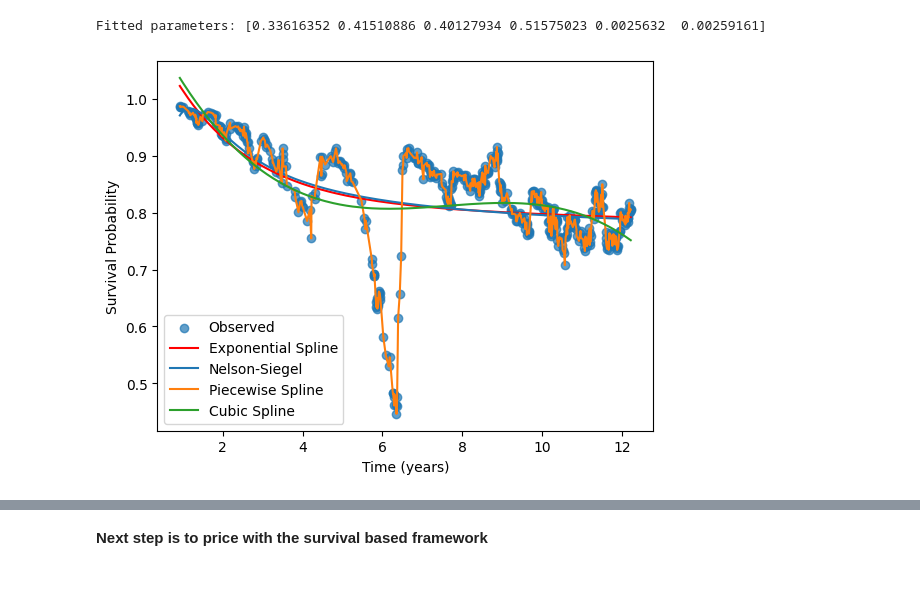
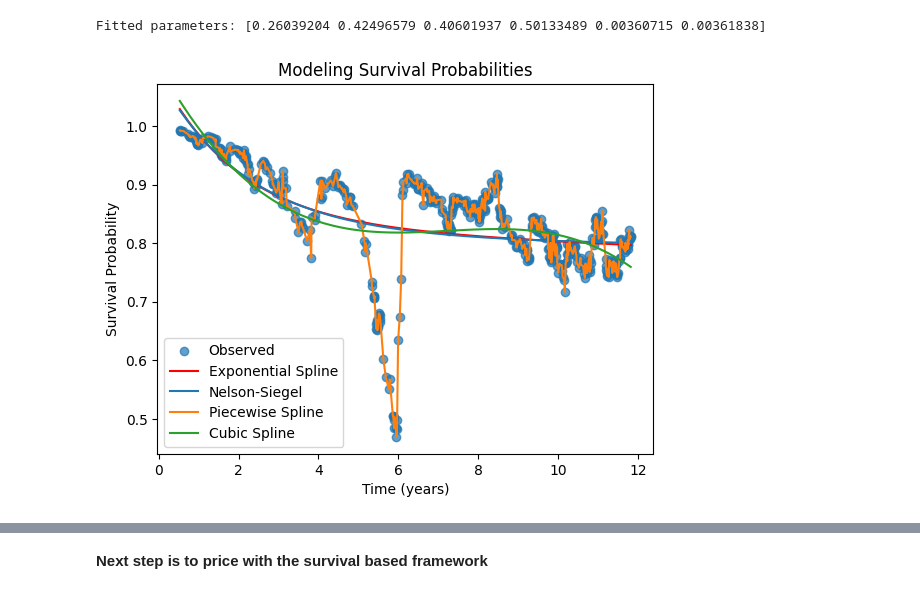
Before and after one commit to Quant-Liam/FE800-Research, a Jupyter notebook: FA800 ProjectDraft.ipynb, the cells around one changed output, grey strips where cells are left out. Saved outputs shown, nothing was run; the diff lists cells and outputs as text; code cells hidden in the pictures.

Commit message:
Correct prcing framework and new models

```diff
--- a/FA800 ProjectDraft.ipynb
+++ b/FA800 ProjectDraft.ipynb
@@ -11,6 +11,7 @@ import matplotlib.pyplot as plt
 
 file = r"C:\Users\LiamRodgers\Desktop\Python\Classes\FE800\FE800-Research\NewUAL\UALPricingnew.csv"
 df = pd.read_csv(file)
+
 
 
 #keeping date to last in spread
@@ -59,7 +60,7 @@ df["hazard"] = df["spread_dec"] / (1 - r)
 
 #taking exp maturity from bond des
 
-expm = datetime(2026, 9, 3).date()
+expm = datetime(2026, 4, 11).date()
 
 df["tau_yrs"] = (pd.to_datetime(expm) - pd.to_datetime(df["date"])).dt.days / 365.0
 df = df[df["tau_yrs"] >= 0].copy()
@@ -81,7 +82,7 @@ df["s_tau"] = np.exp(-df["hazard"] * df["tau_yrs"])
 plt.figure(figsize=(8,5))
 
 plt.plot(df["date"], df["s_tau"])
-plt.title("UAL Survival to Maturity (rate 3.75% w/ exp 09/03/2026)")
+plt.title("UAL Survival to Maturity (rate 4% w/ exp 04/11/2026)")
 plt.xlabel("quote date")
 plt.ylabel("survival prob")
 
@@ -134,8 +135,10 @@ beta1, beta2, beta3, l1, l2, l3 = params
 print("Fitted parameters:", params)
 
 df['Q_fit_spline'] = exp_spline(df['Time_to_Maturity'], *params)
+
+df['Q_fit_spline'] = np.where(df['Q_fit_spline'] > 1.0, 1.0, df['Q_fit_spline'])
 # %% [output]
-Fitted parameters: [0.33616352 0.41510886 0.40127934 0.51575023 0.0025632  0.00259161]
+Fitted parameters: [0.26039204 0.42496579 0.40601937 0.50133489 0.00360715 0.00361838]
 # %%
 #Fitting Nelson-Siegel model
 
@@ -162,18 +166,19 @@ df['piecewise_fit'] = piecewise_fit(df['Time_to_Maturity'])
 # %%
 # Create fitted curve
 
 plt.scatter(df['Time_to_Maturity'], df['s_tau'], label="Observed", alpha=0.7)
 plt.plot(df['Time_to_Maturity'], exp_spline(df['Time_to_Maturity'], *params), label="Exponential Spline", color = 'red')
 plt.plot(df['Time_to_Maturity'], df['NS_fit'], label="Nelson-Siegel")
 #plt.plot(df['Time_to_Maturity'], df['cubic_fit'], label="Cubic Spline", linestyle="--")
 plt.plot(df['Time_to_Maturity'], df['piecewise_fit'], label="Piecewise Spline")
 plt.plot(df_sorted['Time_to_Maturity'], df_sorted['cubic_fit'], label="Cubic Spline")
+plt.title('Modeling Survival Probabilities')
 plt.xlabel("Time (years)")
 plt.ylabel("Survival Probability")
 plt.legend()
 plt.show()
 # %% [output]
-[figure, old version]
+[figure, new version]
 # %%
 #Exp Spline plot
 plt.figure(figsize=(10, 6))
```
Also changed, not shown: parts of 14 cells of this notebook.
